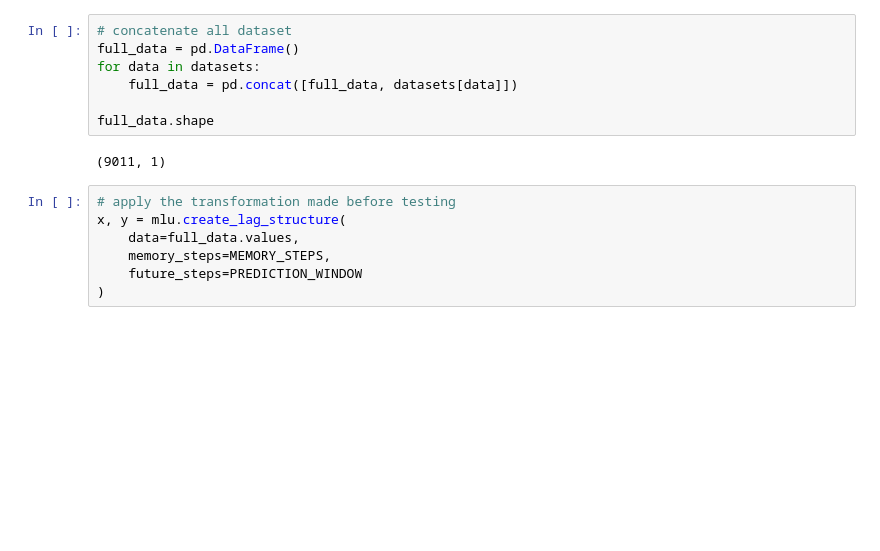
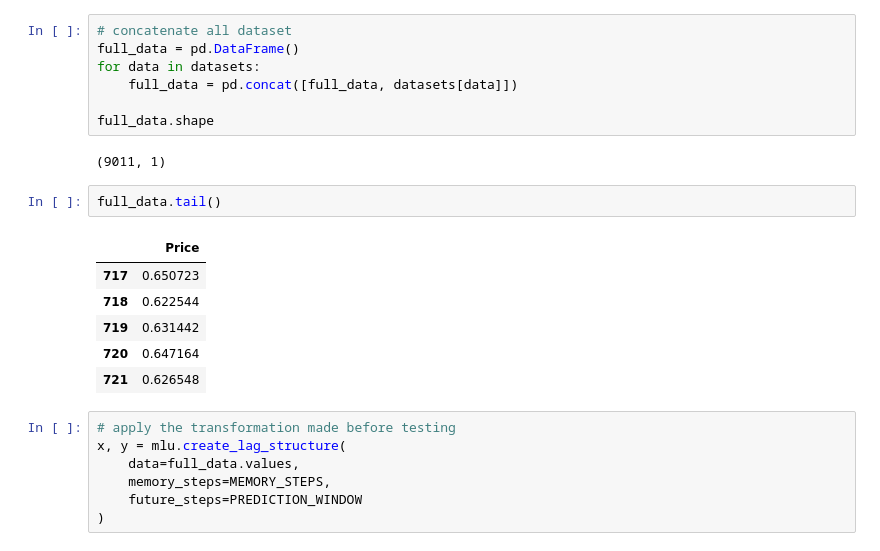
Before and after one commit to IAugustoMZ/deeplearning_chemicalengineering, a Jupyter notebook: 3_recurrentNeuralNetworks/2_visualizing_results.ipynb, the cells around one changed output. Saved outputs shown, nothing was run; the diff lists cells and outputs as text; blank space fills up the shorter version.

```diff
--- a/3_recurrentNeuralNetworks/2_visualizing_results.ipynb
+++ b/3_recurrentNeuralNetworks/2_visualizing_results.ipynb
@@ -61,6 +65,15 @@ for data in datasets:
 full_data.shape
 # %% [output]
 (9011, 1)
+# %%
+full_data.tail()
+# %% [output]
+|  | Price |
+| 717 | 0.650723 |
+| 718 | 0.622544 |
+| 719 | 0.631442 |
+| 720 | 0.647164 |
+| 721 | 0.626548 |
 # %%
 # apply the transformation made before testing
 x, y = mlu.create_lag_structure(
```
Also changed, not shown: parts of 13 cells of this notebook, 26 other files.
